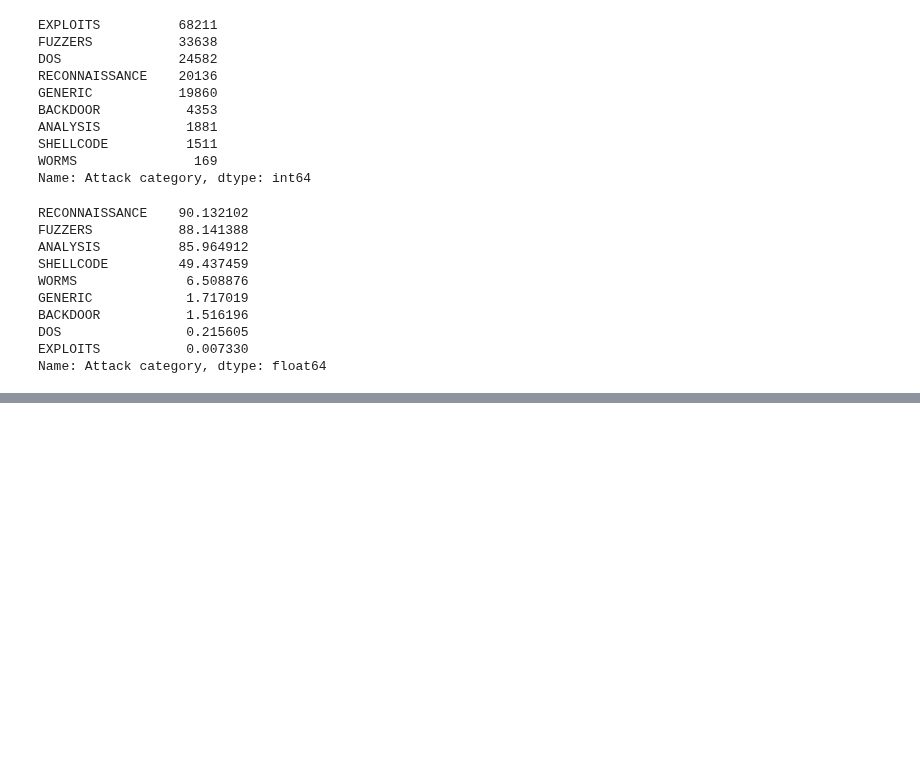
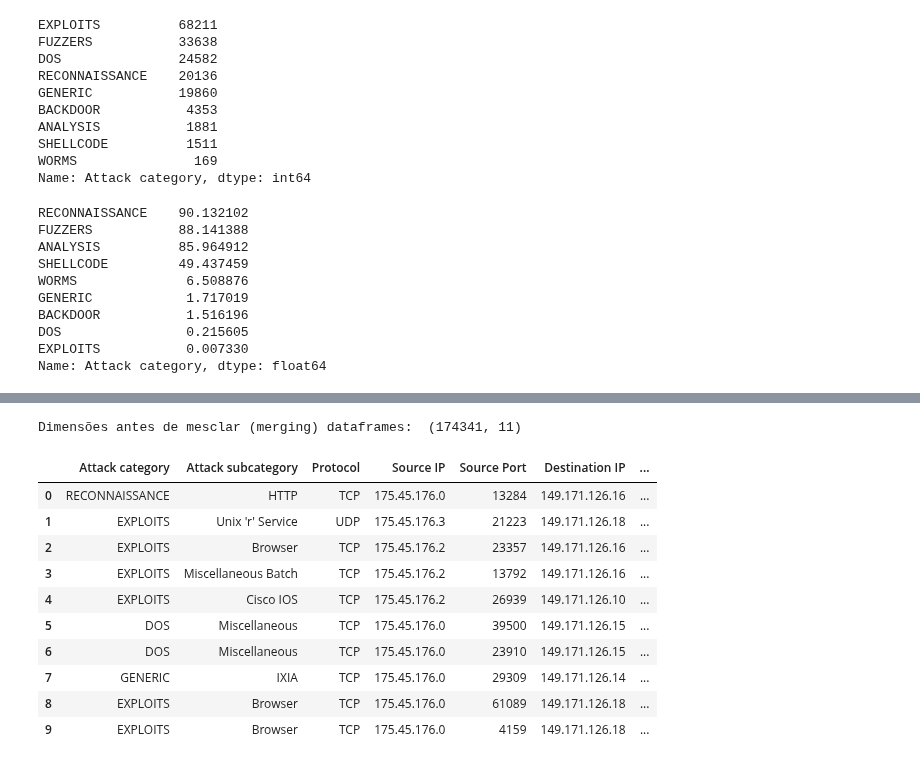
Before and after one commit to EddyGiusepe/Cyber_Security_1, a Jupyter notebook: CyberSecurity_Kaggle.ipynb, the cells around one changed output, grey strips where cells are left out. Cells and saved outputs as stored; diff of their text form; code cells hidden in the pictures; blank space fills up the shorter version.

```diff
--- a/CyberSecurity_Kaggle.ipynb
+++ b/CyberSecurity_Kaggle.ipynb
@@ -359,3 +359,7 @@ BACKDOOR           1.516196
 DOS                0.215605
 EXPLOITS           0.007330
 Name: Attack category, dtype: float64
+# %%
+# TCP significa Transmission Control Protocol (Protocolo de Controle de Transmissão) e o IP, Internet Protocol (Protocolo de Internet).
+
+tcp_ports = pd.read_csv('/content/drive/MyDrive/3_EDDY_ISH_TECNOLOGIA/3_Data_Science_Augusto_Eddy/Attacks CyberSecurity Kaggle/TCP-ports.csv')
@@ -361,0 +382,5 @@ Name: Attack category, dtype: float64
+# %%
+# Aqui também colocamos os atributos da coluna "Service" em Maiúscula.
+
+tcp_ports['Service'] = tcp_ports['Service'].str.upper()
+tcp_ports.head()
@@ -361,0 +394,21 @@ Name: Attack category, dtype: float64
+# %%
+print('Dimensões antes de mesclar (merging) dataframes: ' ,(df.shape))
+# %% [output]
+Dimensões antes de mesclar (merging) dataframes:  (174341, 11)
+# %%
+newdf = pd.merge(df, tcp_ports[['Port','Service']], left_on='Destination Port', right_on='Port', how='left')
+newdf = newdf.rename(columns={'Service':'Destination Port Service'})
+# %%
+newdf.head(10)
+# %% [output]
+|  | Attack category | Attack subcategory | Protocol | Source IP | Source Port | Destination IP | ... |
+| 0 | RECONNAISSANCE | HTTP | TCP | 175.45.176.0 | 13284 | 149.171.126.16 | ... |
+| 1 | EXPLOITS | Unix 'r' Service | UDP | 175.45.176.3 | 21223 | 149.171.126.18 | ... |
+| 2 | EXPLOITS | Browser | TCP | 175.45.176.2 | 23357 | 149.171.126.16 | ... |
+| 3 | EXPLOITS | Miscellaneous Batch | TCP | 175.45.176.2 | 13792 | 149.171.126.16 | ... |
+| 4 | EXPLOITS | Cisco IOS | TCP | 175.45.176.2 | 26939 | 149.171.126.10 | ... |
+| 5 | DOS | Miscellaneous | TCP | 175.45.176.0 | 39500 | 149.171.126.15 | ... |
+| 6 | DOS | Miscellaneous | TCP | 175.45.176.0 | 23910 | 149.171.126.15 | ... |
+| 7 | GENERIC | IXIA | TCP | 175.45.176.0 | 29309 | 149.171.126.14 | ... |
+| 8 | EXPLOITS | Browser | TCP | 175.45.176.0 | 61089 | 149.171.126.18 | ... |
+| 9 | EXPLOITS | Browser | TCP | 175.45.176.0 | 4159 | 149.171.126.18 | ... |
```
Also changed, not shown: parts of 9 cells of this notebook.
